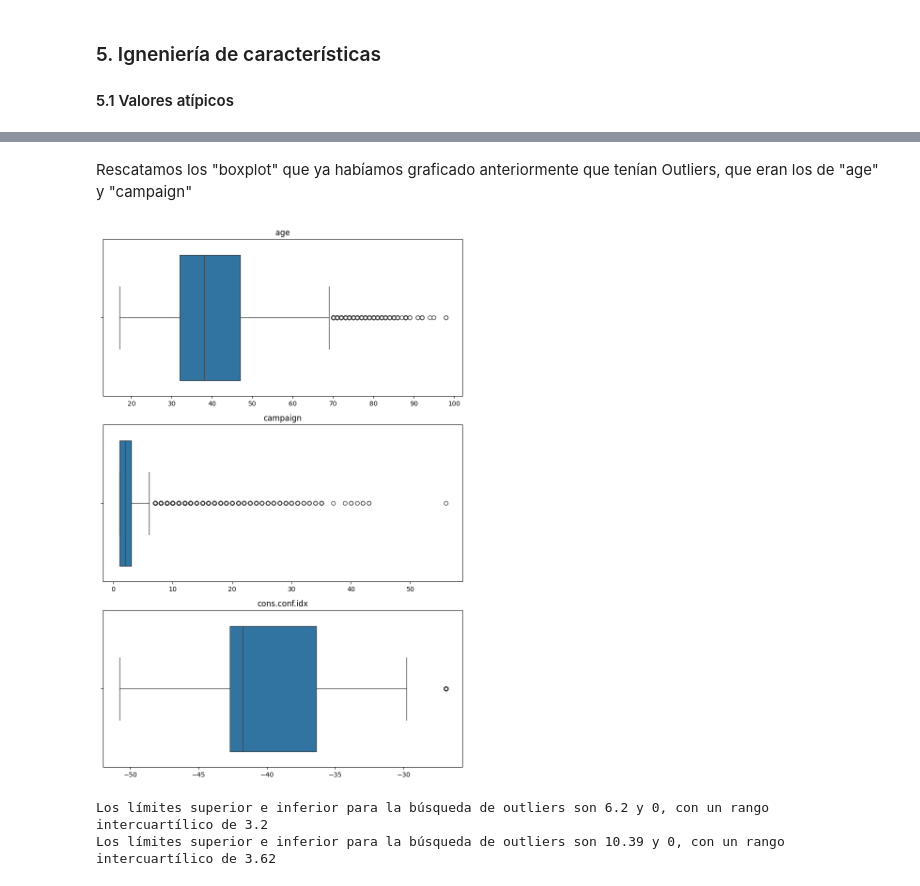
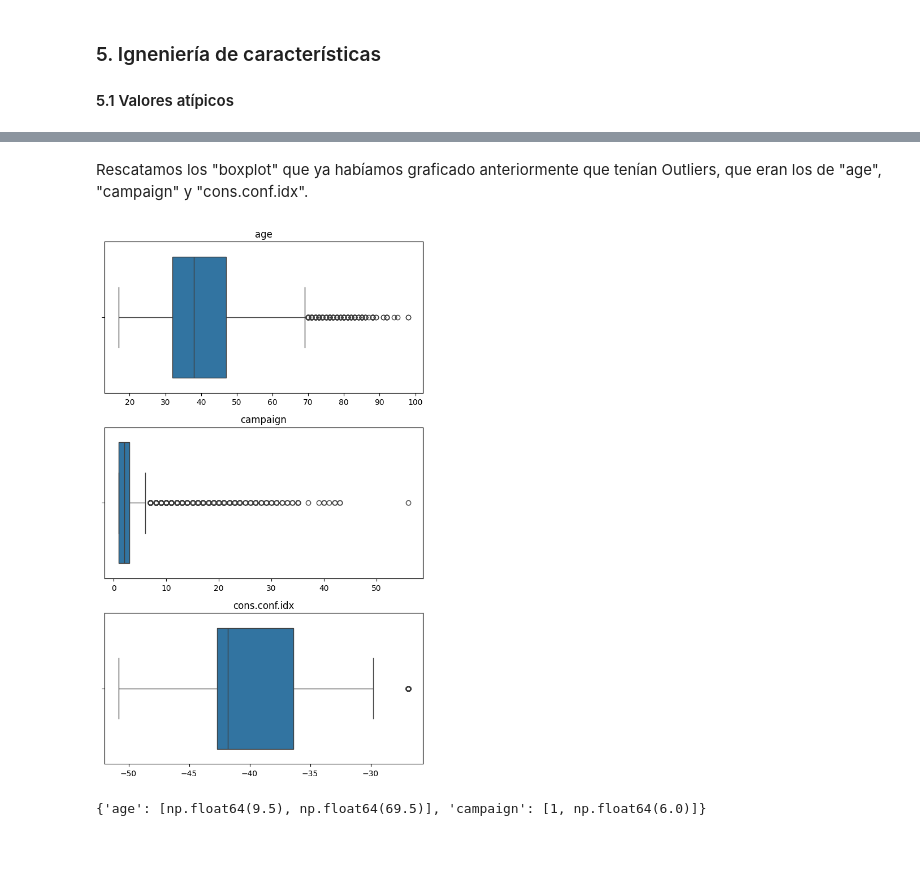
Before and after one commit to 4GeeksAcademy/ivandla96-Proyecto-Regresion-Logistica, a Jupyter notebook: src/explore.ipynb, the cells around one changed output, grey strips where cells are left out. Drawn from its saved outputs; the diff is of its cells as text; code cells hidden in the pictures; blank space fills up the shorter version.

```diff
--- a/src/explore.ipynb
+++ b/src/explore.ipynb
@@ -460,39 +470,42 @@ sns.pairplot(data = total_data)
 # %% [markdown]
-Rescatamos los "boxplot" que ya habíamos graficado anteriormente que tenían Outliers, que eran los de "age" y "campaign"
+Rescatamos los "boxplot" que ya habíamos graficado anteriormente que tenían Outliers, que eran los de "age", "campaign" y "cons.conf.idx".
 # %%
-fig, axis = plt.subplots(3, 1, figsize=(8, 12), gridspec_kw={'height_ratios': [2, 2, 2]})
+fig, axis = plt.subplots(3, 1, figsize=(6, 10), gridspec_kw={'height_ratios': [2, 2, 2]})
 
 sns.boxplot(ax = axis[0], data = total_data, x = 'age').set(xlabel = None)
 
 sns.boxplot(ax = axis[1], data = total_data, x = 'campaign').set(xlabel = None)
 
 sns.boxplot(ax = axis[2], data = total_data, x = 'cons.conf.idx').set(xlabel = None)
 
 axis[0].set_title('age')
 axis[1].set_title('campaign')
 axis[2].set_title('cons.conf.idx')
 
 plt.tight_layout()
 plt.show()
 # %% [output]
-[figure, old version]
+[figure, new version]
-# %%
-numerical_columns = [
-  "age",
-  "emp.var.rate",
-  "cons.price.idx",
-  "euribor3m",
-  "campaign",
-  ]
-
-for column in numerical_columns:
-  stats = total_data[column].describe()
-  iqr = stats["75%"] - stats["25%"]
-  upper_limit = stats["75%"] + 1.5 * iqr
-  lower_limit = stats["75%"] - 1.5 * iqr
-  if lower_limit < 0:
-    lower_limit = 0
-    print(f"Los límites superior e inferior para la búsqueda de outliers son {round(upper_limit, 2)} y {round(lower_limit, 2)}, con un rango intercuartílico de {round(iqr, 2)}")
-# %% [output]
-Los límites superior e inferior para la búsqueda de outliers son 6.2 y 0, con un rango intercuartílico de 3.2
-Los límites superior e inferior para la búsqueda de outliers son 10.39 y 0, con un rango intercuartílico de 3.62
+# %%
+total_data_CON_outliers = total_data.copy()
+
+total_data_SIN_outliers = total_data.copy()
+
+def replace_outliers_from_column(column, df):
+  column_stats = df[column].describe()
+  column_iqr = column_stats["75%"] - column_stats["25%"]
+  upper_limit = column_stats["75%"] + 1.5 * column_iqr
+  lower_limit = column_stats["25%"] - 1.5 * column_iqr
+  if lower_limit < 0: lower_limit = min(df[column])
+  df[column] = df[column].apply(lambda x: x if (x <= upper_limit) else upper_limit)
+  df[column] = df[column].apply(lambda x: x if (x >= lower_limit) else lower_limit)
+  return df.copy(), [lower_limit, upper_limit]
+
+outliers_dict = {}
+for column in ["age", "campaign"]:
+  total_data_SIN_outliers, limit_list = replace_outliers_from_column(column, total_data_SIN_outliers)
+  outliers_dict[column] = limit_list
+
+outliers_dict
+# %% [output]
+{'age': [np.float64(9.5), np.float64(69.5)], 'campaign': [1, np.float64(6.0)]}
```
Also changed, not shown: parts of 28 cells of this notebook, 18 other files.
